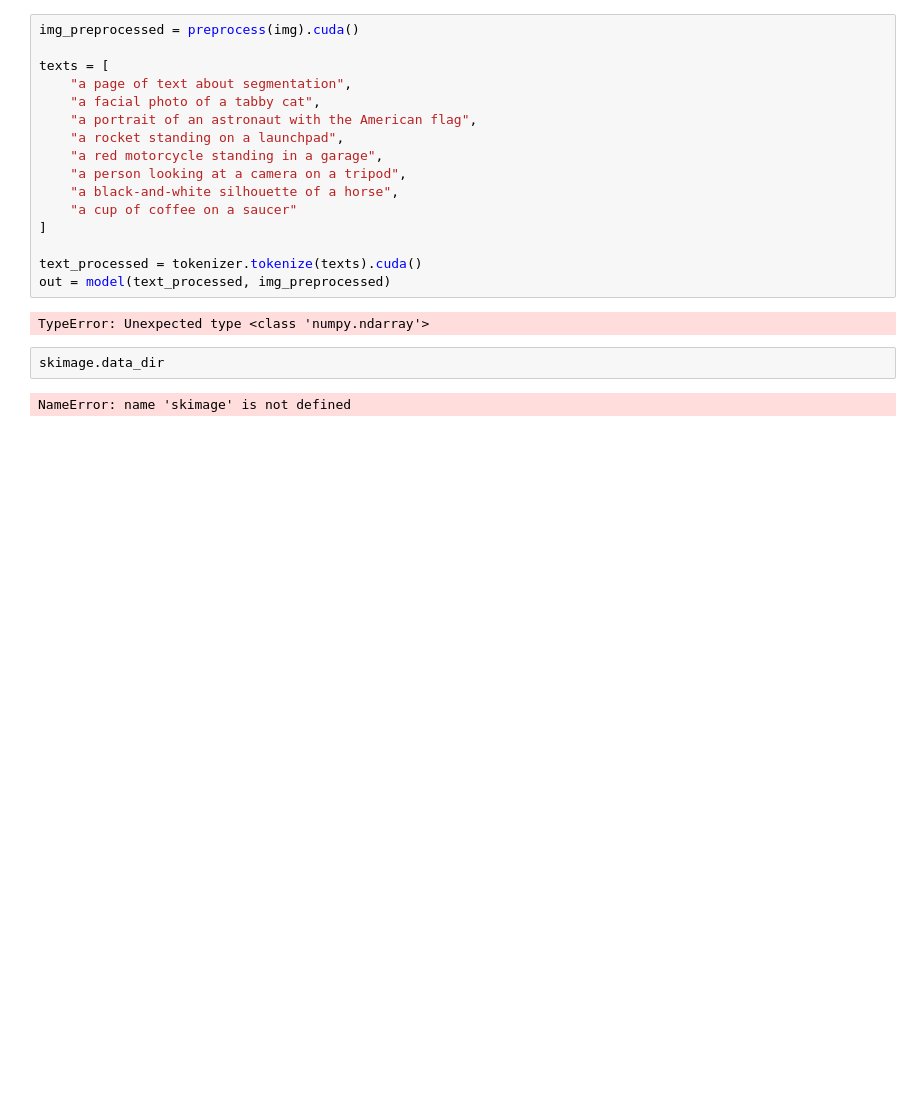
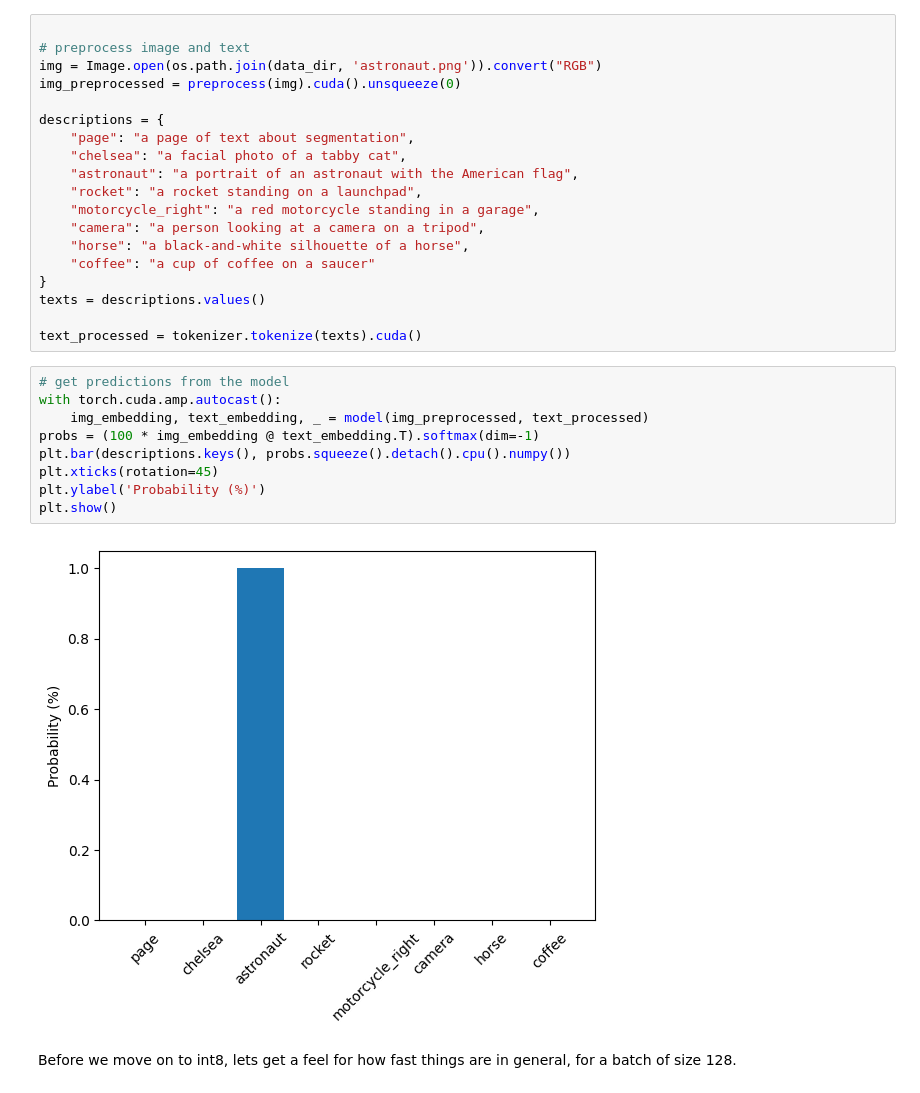
Before and after one commit to mlfoundations/open_clip, a Jupyter notebook: tutorials/int8_tutorial.ipynb, the cells around one changed output. Cells and saved outputs as stored; diff of their text form; blank space fills up the shorter version.

```diff
--- a/tutorials/int8_tutorial.ipynb
+++ b/tutorials/int8_tutorial.ipynb
@@ -48,24 +60,34 @@ plt.show()
 # %% [output]
 [figure]
 # %%
-img_preprocessed = preprocess(img).cuda()
 
-texts = [
-    "a page of text about segmentation",
-    "a facial photo of a tabby cat",
-    "a portrait of an astronaut with the American flag",
-    "a rocket standing on a launchpad",
-    "a red motorcycle standing in a garage",
-    "a person looking at a camera on a tripod",
-    "a black-and-white silhouette of a horse",
-    "a cup of coffee on a saucer"
-]
+# preprocess image and text
+img = Image.open(os.path.join(data_dir, 'astronaut.png')).convert("RGB")
+img_preprocessed = preprocess(img).cuda().unsqueeze(0)
+
+descriptions = {
+    "page": "a page of text about segmentation",
+    "chelsea": "a facial photo of a tabby cat",
+    "astronaut": "a portrait of an astronaut with the American flag",
+    "rocket": "a rocket standing on a launchpad",
+    "motorcycle_right": "a red motorcycle standing in a garage",
+    "camera": "a person looking at a camera on a tripod",
+    "horse": "a black-and-white silhouette of a horse",
+    "coffee": "a cup of coffee on a saucer"
+}
+texts = descriptions.values()
 
 text_processed = tokenizer.tokenize(texts).cuda()
-out = model(text_processed, img_preprocessed)
-# %% [output]
-TypeError: Unexpected type <class 'numpy.ndarray'>
-# %%
-skimage.data_dir
-# %% [output]
-NameError: name 'skimage' is not defined
+# %%
+# get predictions from the model
+with torch.cuda.amp.autocast():
+    img_embedding, text_embedding, _ = model(img_preprocessed, text_processed)
+probs = (100 * img_embedding @ text_embedding.T).softmax(dim=-1)
+plt.bar(descriptions.keys(), probs.squeeze().detach().cpu().numpy())
+plt.xticks(rotation=45)
+plt.ylabel('Probability (%)')
+plt.show()
+# %% [output]
+[figure, added]
+# %% [markdown]
+Before we move on to int8, lets get a feel for how fast things are in general, for a batch of size 128.
```
Also changed, not shown: parts of 25 cells of this notebook, 1 other file.
